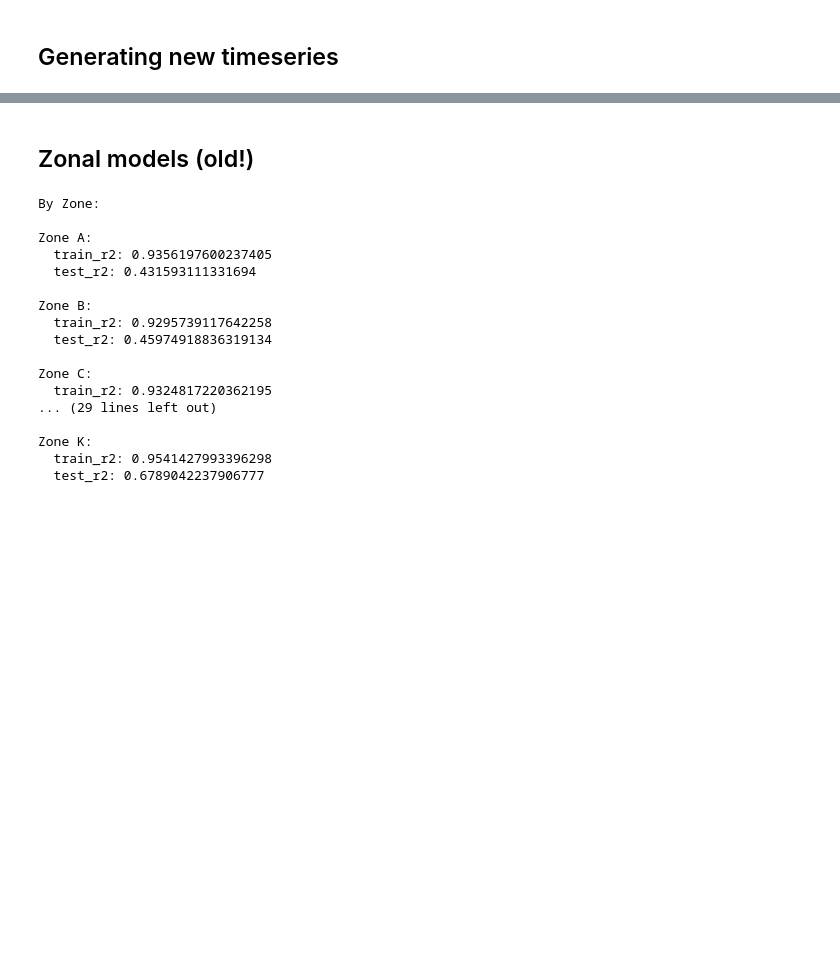
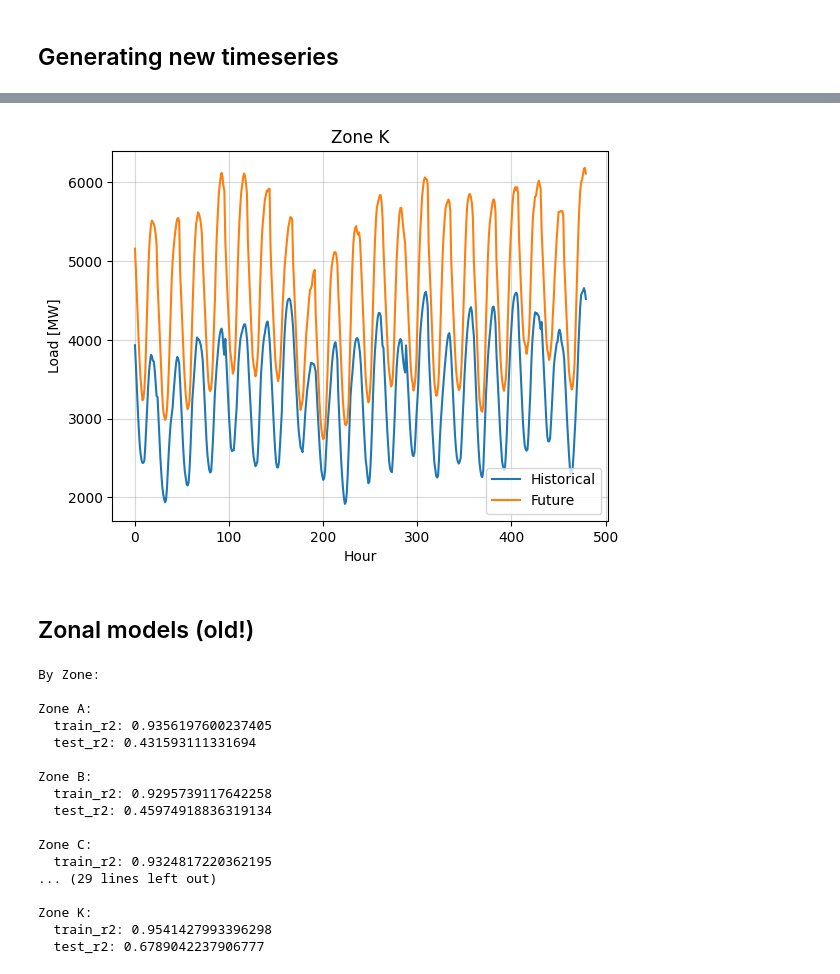
Before and after one commit to reyli4/acorn-julia, a Jupyter notebook: scripts/02_load_modeling/02_model.ipynb, the cells around one changed output, grey strips where cells are left out. Drawn from its saved outputs; the diff is of its cells as text; code cells hidden in the pictures; blank space fills up the shorter version.

```diff
--- a/scripts/02_load_modeling/02_model.ipynb
+++ b/scripts/02_load_modeling/02_model.ipynb
@@ -259,3 +223,32 @@ df_out.query('bus_id == 58')['load_MW'].plot()
+# %%
+# Check a zone compared to historical
+zone = 'K'
+zone_idx = predictor.zones.index(zone)
+
+df_zonal_load_hist = pd.DataFrame({'datetime':predictor.results['train_datetimes'],
+                                   'y_pred':predictor.results['y_pred_train'][:, zone_idx]})
+df_zonal_load_fut = df_bus_load[df_bus_load['zone'] == zone].drop_duplicates(['datetime', 'zone'])
+
+# Need to align years for TGW
+df_zonal_load_hist = df_zonal_load_hist[df_zonal_load_hist['datetime'].dt.year == 2019]
+df_zonal_load_fut = df_zonal_load_fut[df_zonal_load_fut['datetime'].dt.year == 2099]
+
+fig, ax = plt.subplots()
+
+id_start = 180*24
+id_end = 200*24
+
+ax.plot(df_zonal_load_hist.iloc[id_start:id_end]['y_pred'].to_numpy(), label='Historical')
+ax.plot(df_zonal_load_fut.iloc[id_start:id_end]['zonal_load_MW'].to_numpy(), label = 'Future')
+ax.legend()
+ax.set_ylabel('Load [MW]')
+ax.set_xlabel('Hour')
+ax.set_title(f'Zone {zone}')
+
+ax.grid(alpha=0.5)
+plt.show()
+# %% [output]
+[figure, added]
 # %% [markdown]
 ## Zonal models (old!)
 # %%
```
Also changed, not shown: parts of 23 cells of this notebook, 13 other files.
